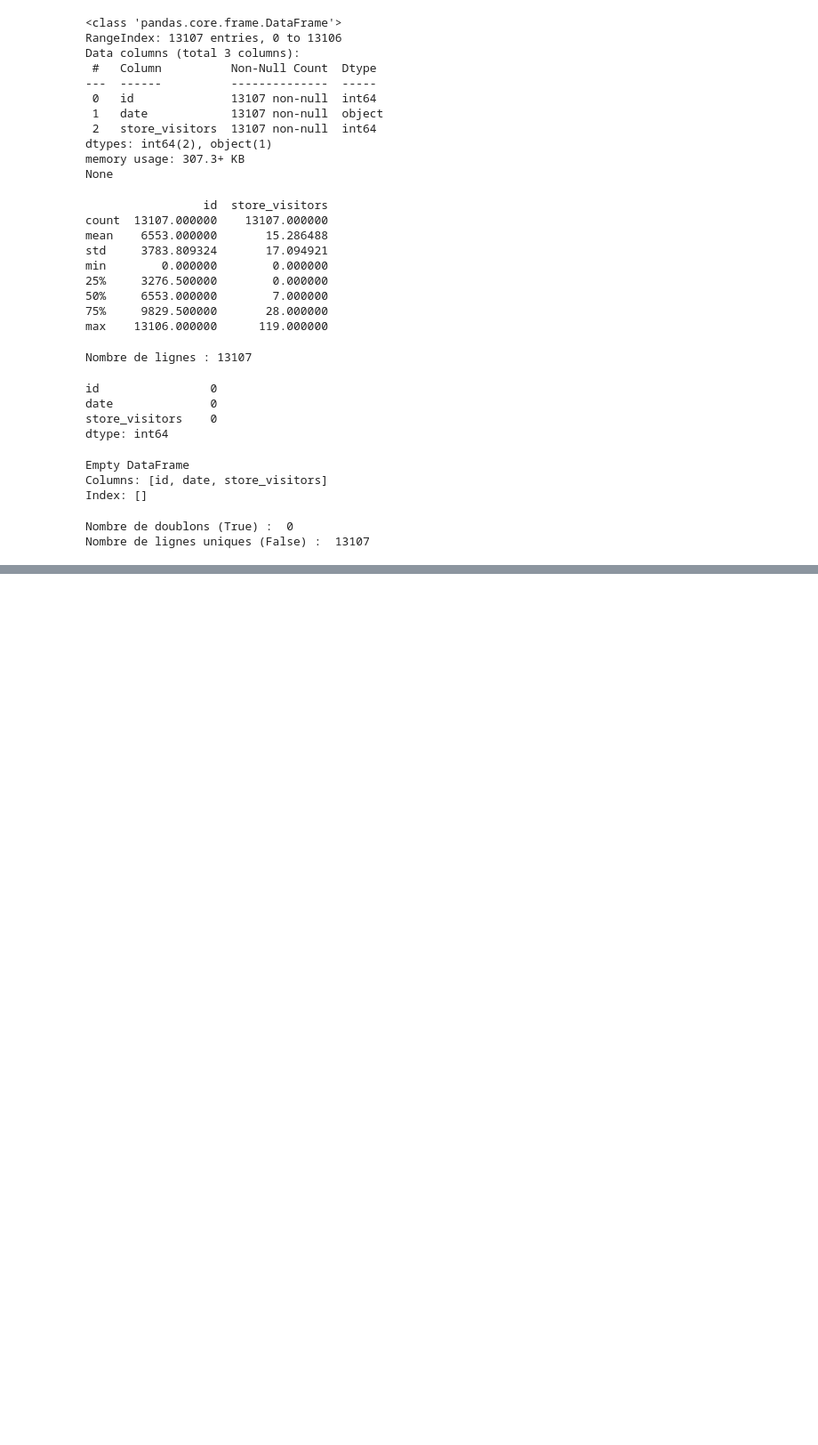
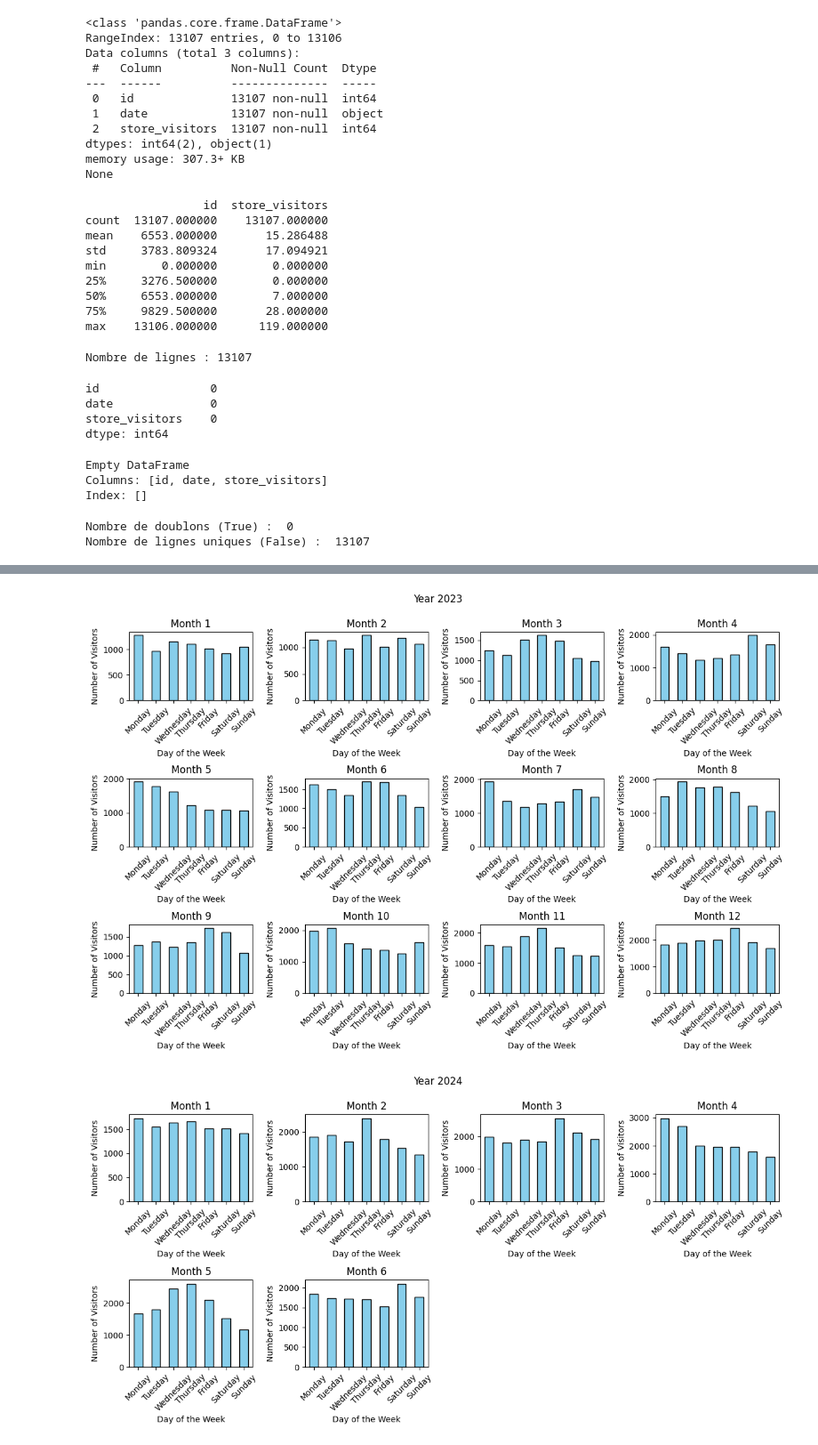
Before and after one commit to HamoumaAmine/Prediction-of-Store-Visitors, a Jupyter notebook: main.ipynb, the cells around one changed output, grey strips where cells are left out. Shown: that part at 89% size. Drawn from its saved outputs; the diff is of its cells as text; code cells hidden in the pictures; blank space fills up the shorter version.

```diff
--- a/main.ipynb
+++ b/main.ipynb
@@ -80,0 +119,34 @@ Nombre de lignes uniques (False) :  13107
+# %%
+train_df["day_of_week"] = train_df["date"].dt.dayofweek
+
+visitors_by_year_month_day = train_df.groupby(['year', 'month', 'day_of_week'])['store_visitors'].sum()
+days = ['Monday', 'Tuesday', 'Wednesday', 'Thursday', 'Friday', 'Saturday', 'Sunday']
+
+# Réindexer les jours de la semaine pour afficher les noms
+visitors_by_year_month_day = visitors_by_year_month_day.unstack('day_of_week')
+# Mettre les noms des jours sur les colonnes
+visitors_by_year_month_day.columns = days
+
+# Tracer les graphiques pour chaque année
+years = train_df["year"].unique()  # Obtenir toutes les années uniques
+
+for year in years:
+    plt.figure(figsize=(12, 8))  # Créer une nouvelle figure pour chaque année
+    for month in range(1, 13):
+        # Filtrer par année et mois
+        if (year, month) in visitors_by_year_month_day.index:
+            monthly_data = visitors_by_year_month_day.loc[(year, month)]  # Filtrer les données pour le mois et l'année donnés
+            ax = plt.subplot(3, 4, month)  # 3 lignes, 4 colonnes pour chaque mois
+            monthly_data.plot(kind='bar', ax=ax, color='skyblue', edgecolor='black')
+            ax.set_title(f'Month {month}')
+            ax.set_xlabel('Day of the Week')
+            ax.set_ylabel('Number of Visitors')
+            ax.set_xticklabels(days, rotation=45)
+
+    plt.suptitle(f'Year {year}')  # Ajouter un titre principal pour chaque année
+    plt.tight_layout()  # Pour éviter les coupures de texte
+    plt.subplots_adjust(top=0.9)  # Ajuster l'espacement pour le titre principal
+    plt.show()
+# %% [output]
+[figure, added]
+[figure, added]
```
Also changed, not shown: parts of 3 cells of this notebook.
